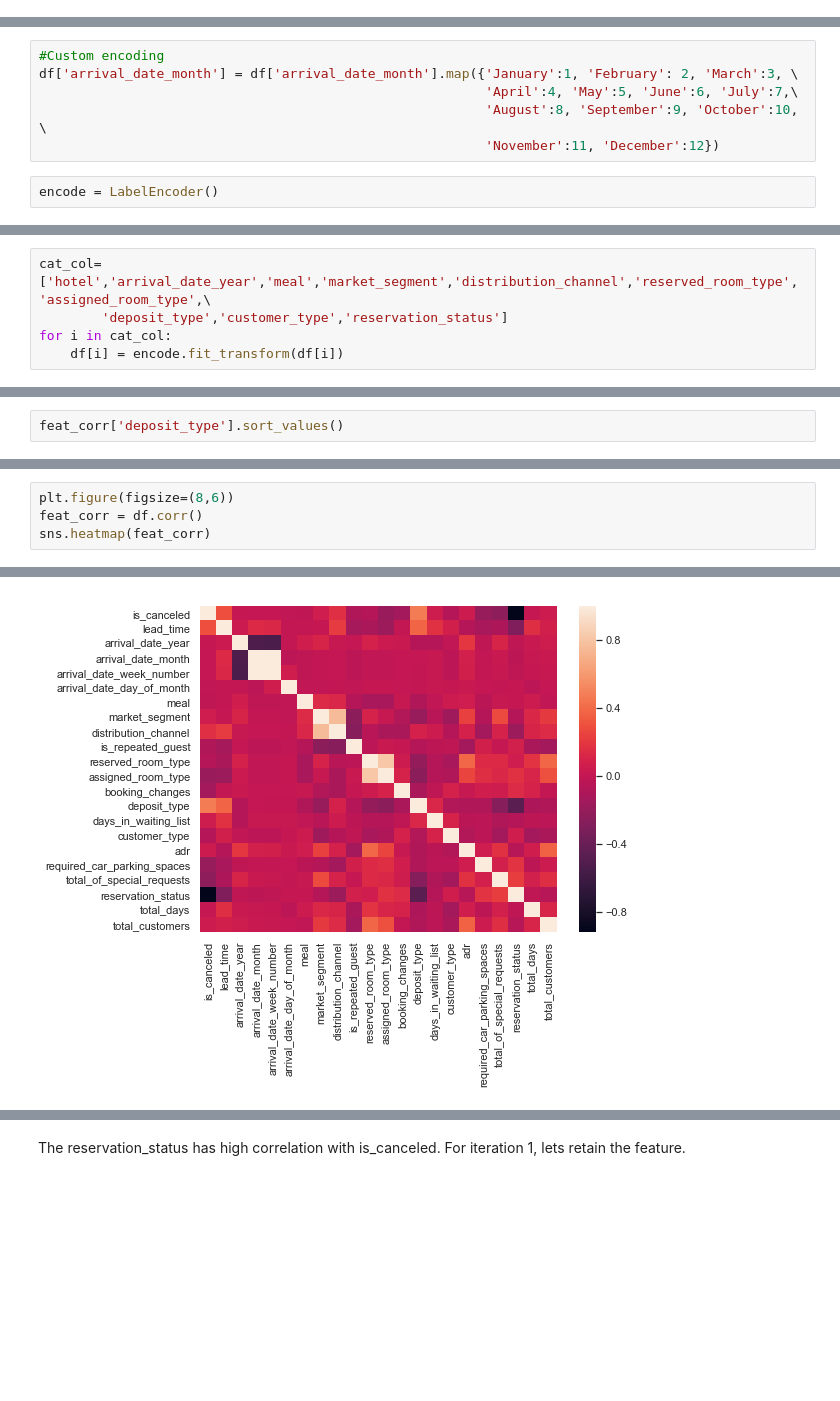
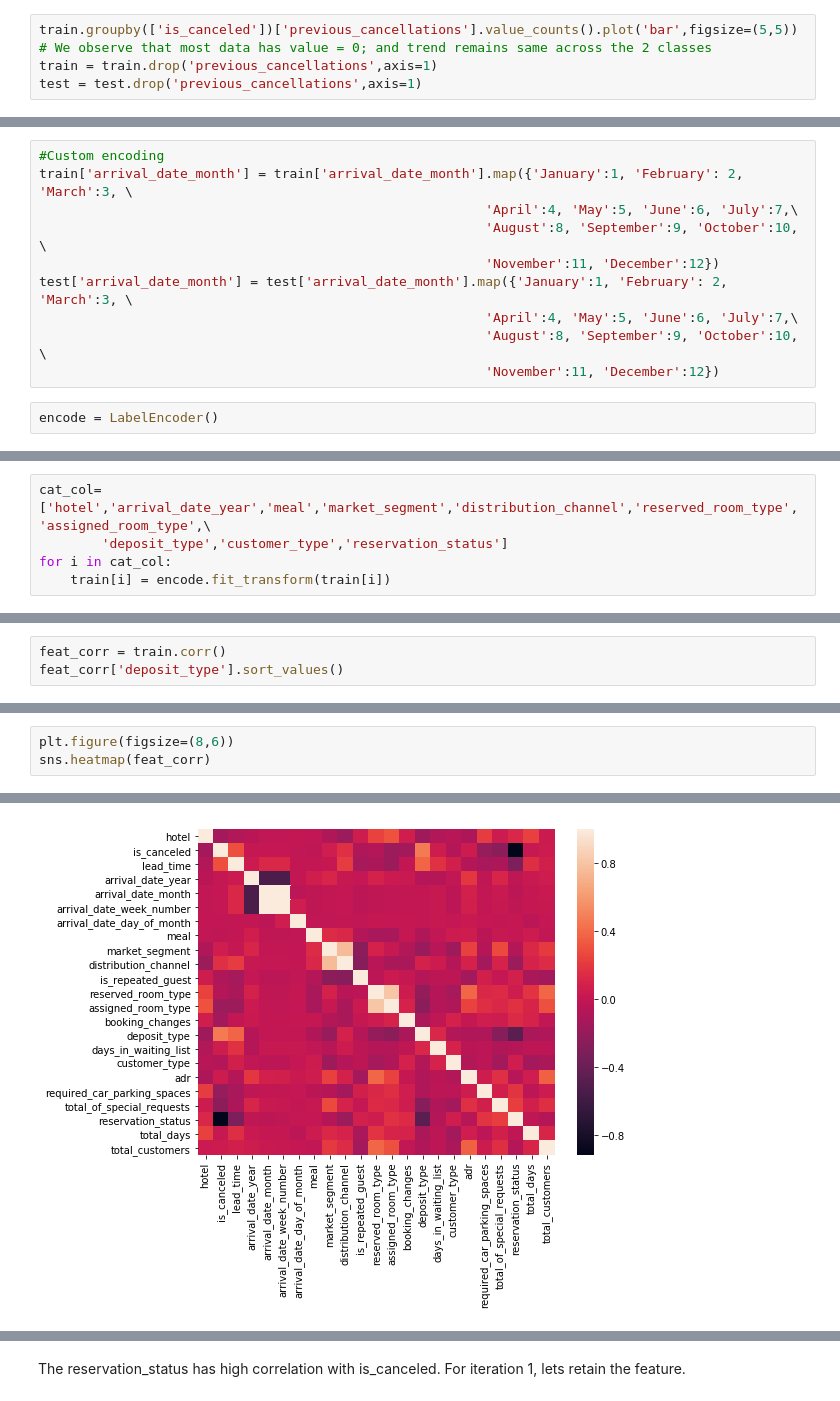
Before and after one commit to olsenme/MLIntro, a Jupyter notebook: Classification_Bayes.ipynb, the cells around one changed output, grey strips where cells are left out. Saved outputs shown, nothing was run; the diff lists cells and outputs as text; blank space fills up the shorter version.

```diff
--- a/Classification_Bayes.ipynb
+++ b/Classification_Bayes.ipynb
@@ -211,0 +253,5 @@ df = df.drop('previous_cancellations',axis=1)
+# %%
+train.groupby(['is_canceled'])['previous_cancellations'].value_counts().plot('bar',figsize=(5,5))
+# We observe that most data has value = 0; and trend remains same across the 2 classes
+train = train.drop('previous_cancellations',axis=1)
+test = test.drop('previous_cancellations',axis=1)
@@ -218,9 +270,13 @@ backup = df.copy()
 # %%
 #Custom encoding
-df['arrival_date_month'] = df['arrival_date_month'].map({'January':1, 'February': 2, 'March':3, \
+train['arrival_date_month'] = train['arrival_date_month'].map({'January':1, 'February': 2, 'March':3, \
                                                          'April':4, 'May':5, 'June':6, 'July':7,\
                                                          'August':8, 'September':9, 'October':10, \
                                                          'November':11, 'December':12})
+test['arrival_date_month'] = test['arrival_date_month'].map({'January':1, 'February': 2, 'March':3, \
+                                                         'April':4, 'May':5, 'June':6, 'July':7,\
+                                                         'August':8, 'September':9, 'October':10, \
+                                                         'November':11, 'December':12})
 # %%
 encode = LabelEncoder()
 # %%
@@ -240,5 +299,5 @@ Index([u'hotel', u'is_canceled', u'lead_time', u'arrival_date_year',
 cat_col=['hotel','arrival_date_year','meal','market_segment','distribution_channel','reserved_room_type', 'assigned_room_type',\
         'deposit_type','customer_type','reservation_status']
 for i in cat_col:
-    df[i] = encode.fit_transform(df[i])
+    train[i] = encode.fit_transform(train[i])
 # %%
@@ -276,3 +342,4 @@ df.corr()
 # %%
+feat_corr = train.corr()
 feat_corr['deposit_type'].sort_values()
 # %% [output]
@@ -295,11 +362,10 @@ deposit_type                   1.000000
 Name: deposit_type, dtype: float64
 # %%
 plt.figure(figsize=(8,6))
-feat_corr = df.corr()
 sns.heatmap(feat_corr)
 # %% [output]
 <matplotlib.axes._subplots.AxesSubplot at 0x...>
-[figure, old version]
+[figure, new version]
 # %% [markdown]
 The diagonal shows correlation of each feature with itself, hence indicates highest correlation.
 Using the table and plot we observe that few features have veryhigh correlation
```
Also changed, not shown: parts of 141 cells of this notebook.
